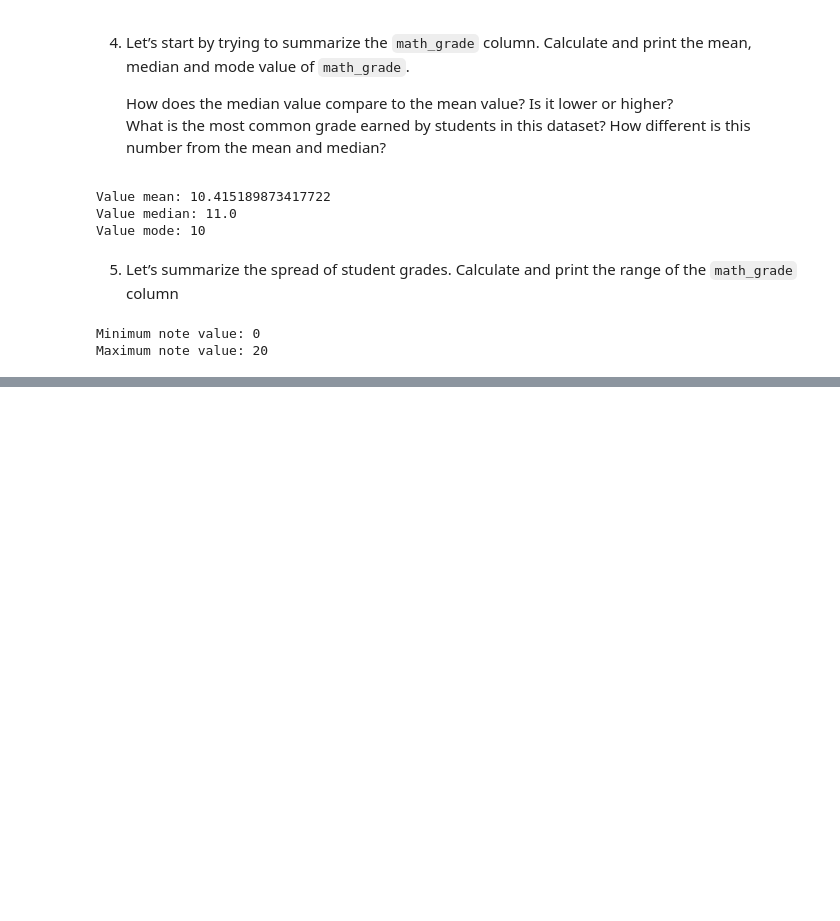
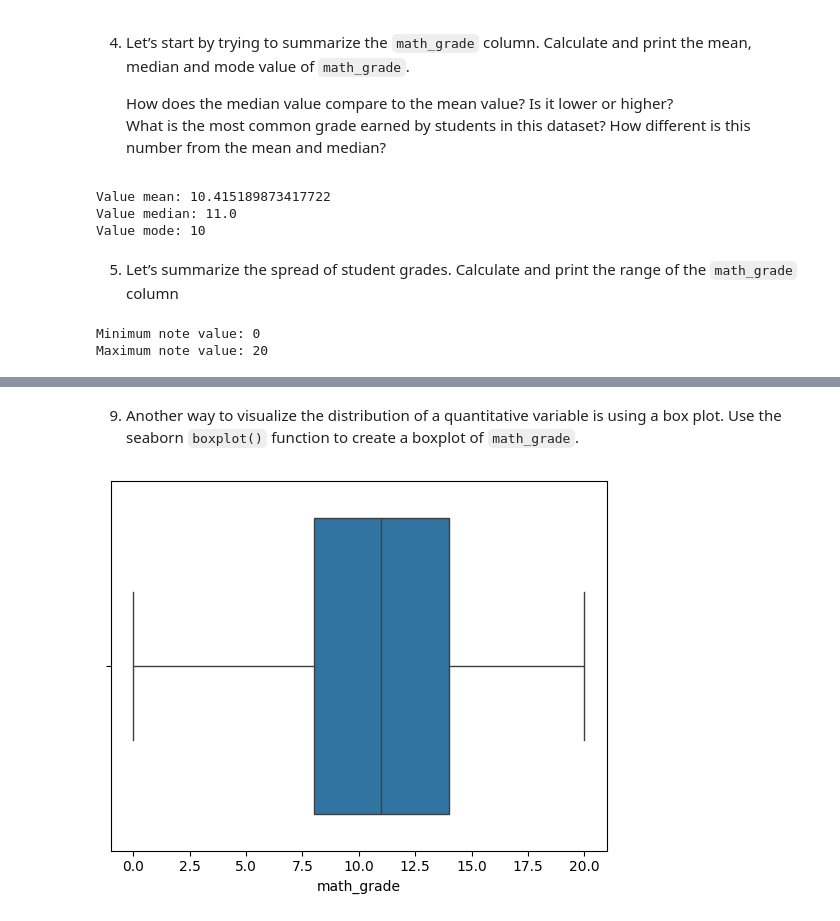
Before and after one commit to maylonleoncio/Codecademy-Projects, a Jupyter notebook: Student-Performance/Student-Performance.ipynb, the cells around one changed output, grey strips where cells are left out. Drawn from its saved outputs; the diff is of its cells as text; code cells hidden in the pictures; blank space fills up the shorter version.

```diff
--- a/Student-Performance/Student-Performance.ipynb
+++ b/Student-Performance/Student-Performance.ipynb
@@ -162,0 +187,7 @@ Maximum note value: 20
+# %% [markdown]
+9. Another way to visualize the distribution of a quantitative variable is using a box plot. Use the seaborn ``boxplot()`` function to create a boxplot of ``math_grade``.
+# %%
+sns.boxplot(x='math_grade', data=student)
+plt.show()
+# %% [output]
+[figure, added]
```
Also changed, not shown: parts of 21 cells of this notebook.
